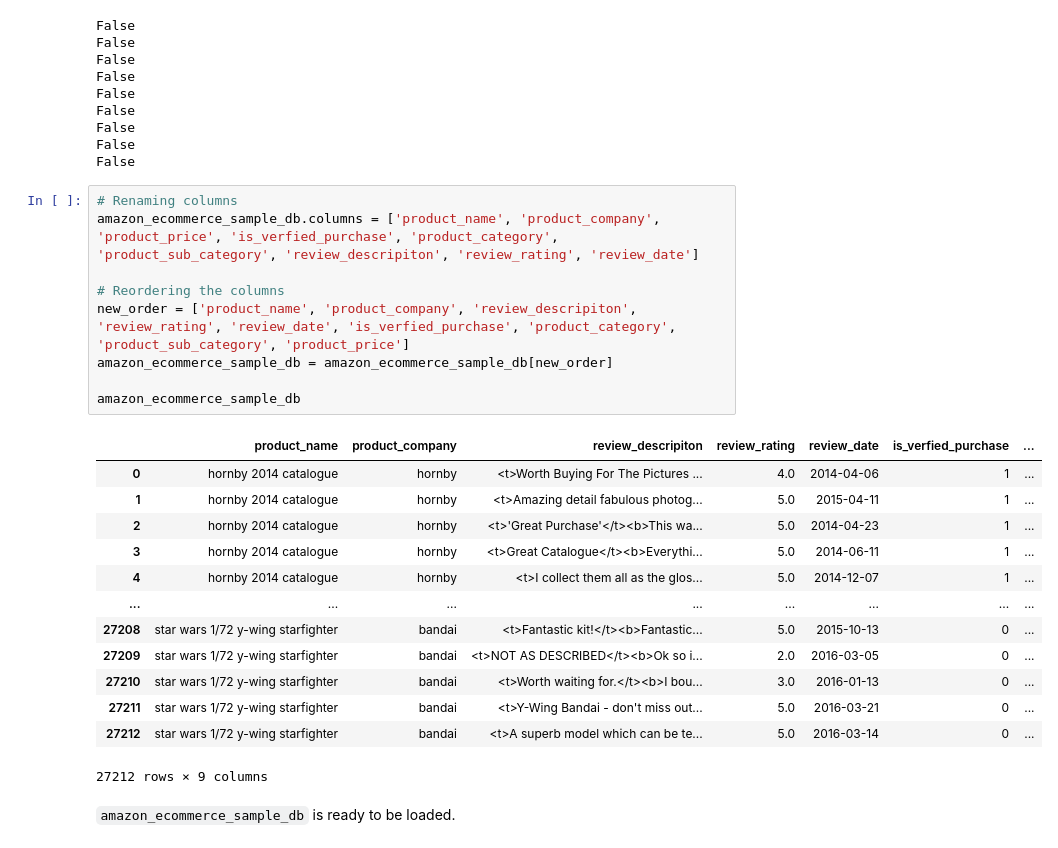
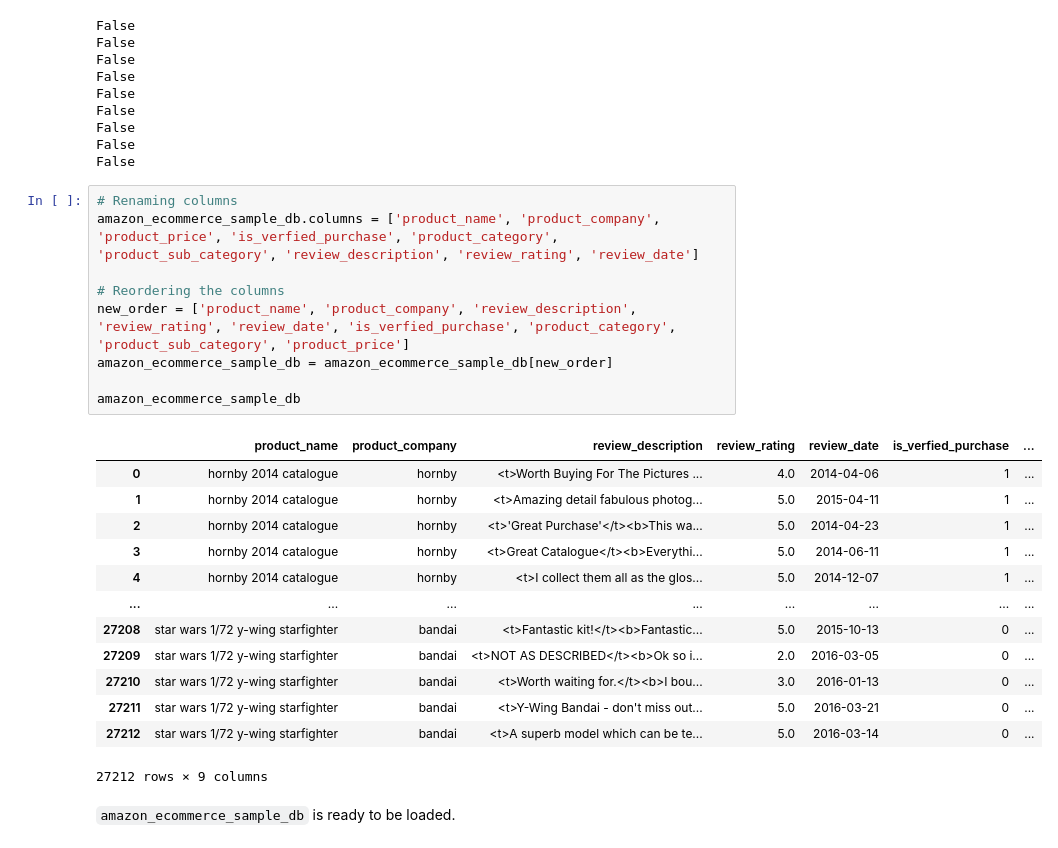
Before and after one commit to AminArshadi/CSI-4142-project, a Jupyter notebook: amazon_ecommerce_sample.ipynb, the cells around one changed output. Cells and saved outputs as stored; diff of their text form.

```diff
--- a/amazon_ecommerce_sample.ipynb
+++ b/amazon_ecommerce_sample.ipynb
@@ -382,15 +391,15 @@ False
 False
 # %%
 # Renaming columns
-amazon_ecommerce_sample_db.columns = ['product_name', 'product_company', 'product_price', 'is_verfied_purchase', 'product_category', 'product_sub_category', 'review_descripiton', 'review_rating', 'review_date']
+amazon_ecommerce_sample_db.columns = ['product_name', 'product_company', 'product_price', 'is_verfied_purchase', 'product_category', 'product_sub_category', 'review_description', 'review_rating', 'review_date']
 
 # Reordering the columns
-new_order = ['product_name', 'product_company', 'review_descripiton', 'review_rating', 'review_date', 'is_verfied_purchase', 'product_category', 'product_sub_category', 'product_price']
+new_order = ['product_name', 'product_company', 'review_description', 'review_rating', 'review_date', 'is_verfied_purchase', 'product_category', 'product_sub_category', 'product_price']
 amazon_ecommerce_sample_db = amazon_ecommerce_sample_db[new_order]
 
 amazon_ecommerce_sample_db
 # %% [output]
-|  | product_name | product_company | review_descripiton | review_rating | review_date | is_verfied_purchase | ... |
+|  | product_name | product_company | review_description | review_rating | review_date | is_verfied_purchase | ... |
 | 0 | hornby 2014 catalogue | hornby | <t>Worth Buying For The Pictures ... | 4.0 | 2014-04-06 | 1 | ... |
 | 1 | hornby 2014 catalogue | hornby | <t>Amazing detail fabulous photog... | 5.0 | 2015-04-11 | 1 | ... |
 | 2 | hornby 2014 catalogue | hornby | <t>'Great Purchase'</t><b>This wa... | 5.0 | 2014-04-23 | 1 | ... |
```
Also changed, not shown: parts of 5 cells of this notebook, 1 other file.
